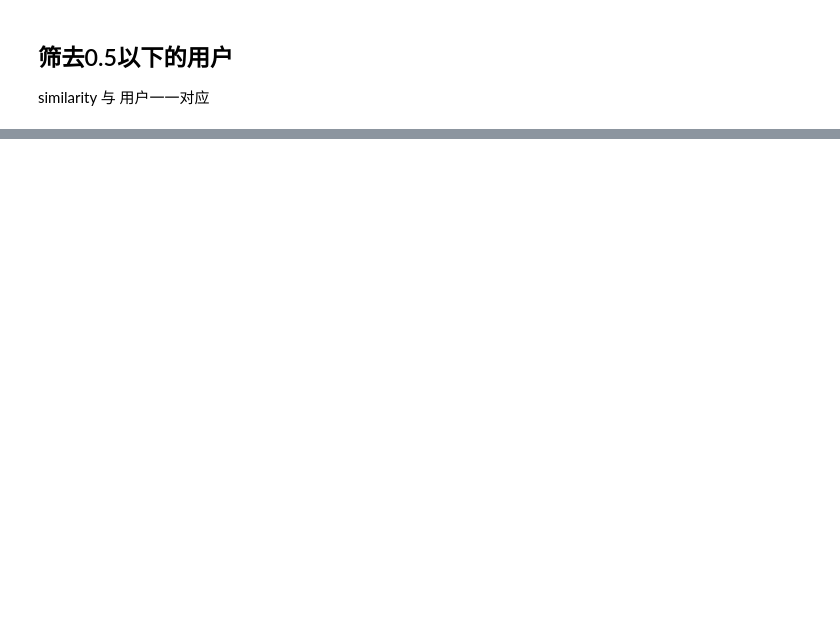
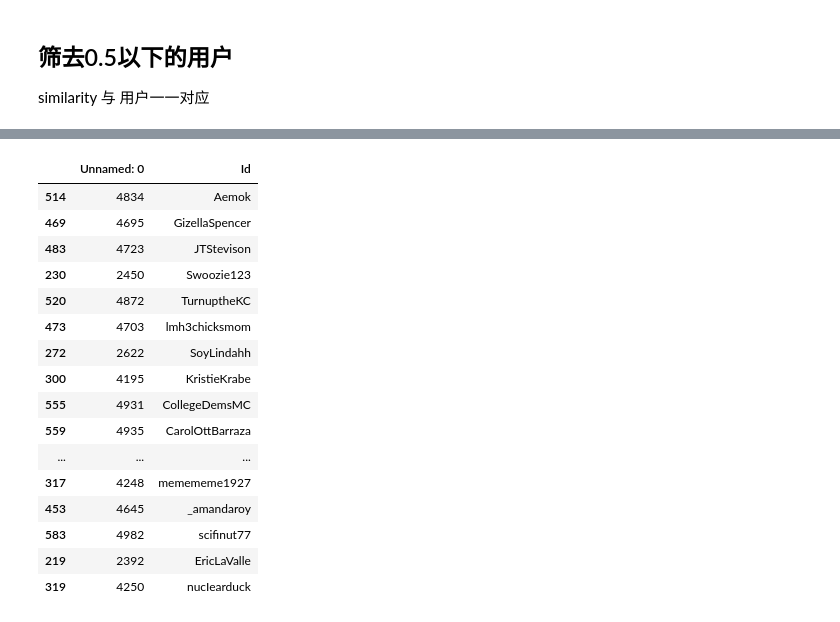
Before and after one commit to Wenlufan/Reddit-Data-Debunker, a Jupyter notebook: embedding/similarityCaculate.ipynb, the cells around one changed output, grey strips where cells are left out. Cells and saved outputs as stored; diff of their text form; code cells hidden in the pictures; blank space fills up the shorter version.

```diff
--- a/embedding/similarityCaculate.ipynb
+++ b/embedding/similarityCaculate.ipynb
@@ -216,0 +290,20 @@ print(len(names_low),len(names_low_filter),len(names_top),len(names_top_filter))
+# %%
+low_filtered.sample(30)
+# %% [output]
+|  | Unnamed: 0 | Id |
+| 514 | 4834 | Aemok |
+| 469 | 4695 | GizellaSpencer |
+| 483 | 4723 | JTStevison |
+| 230 | 2450 | Swoozie123 |
+| 520 | 4872 | TurnuptheKC |
+| 473 | 4703 | lmh3chicksmom |
+| 272 | 2622 | SoyLindahh |
+| 300 | 4195 | KristieKrabe |
+| 555 | 4931 | CollegeDemsMC |
+| 559 | 4935 | CarolOttBarraza |
+| ... | ... | ... |
+| 317 | 4248 | memememe1927 |
+| 453 | 4645 | _amandaroy |
+| 583 | 4982 | scifinut77 |
+| 219 | 2392 | EricLaValle |
+| 319 | 4250 | nucIearduck |
```
Also changed, not shown: parts of 11 cells of this notebook.
